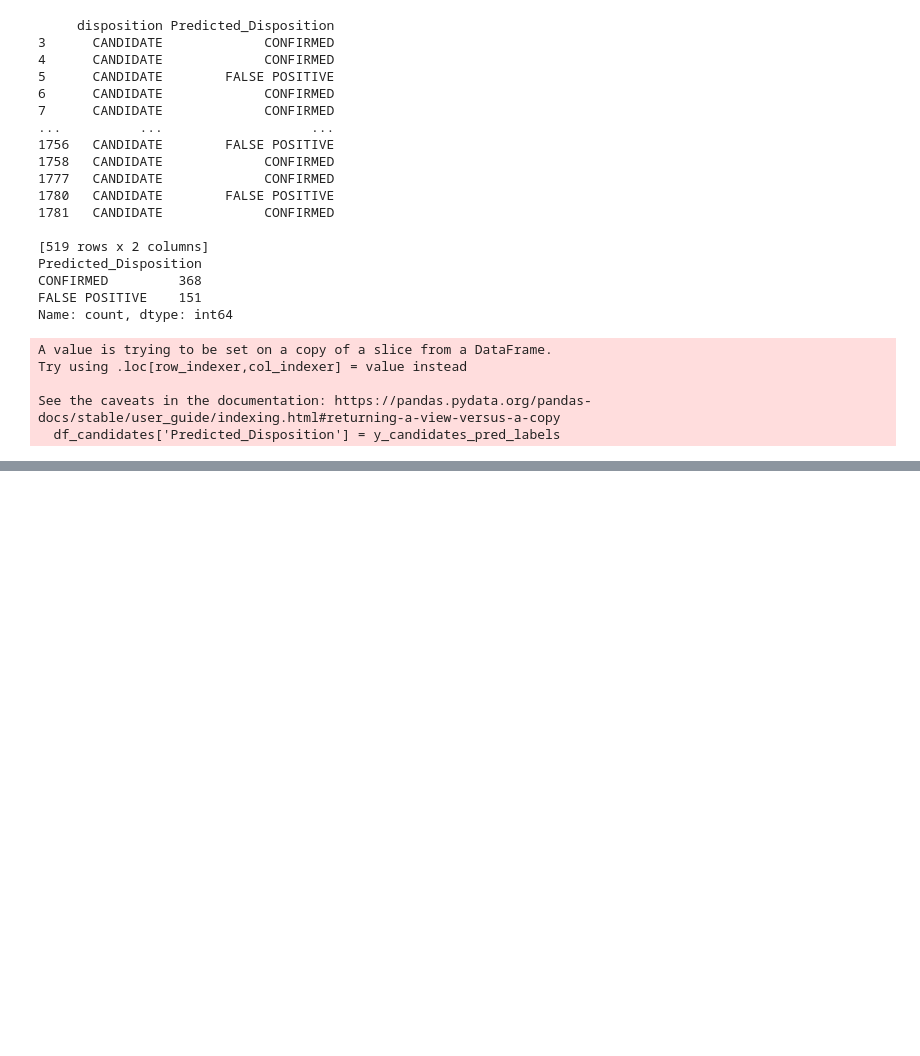
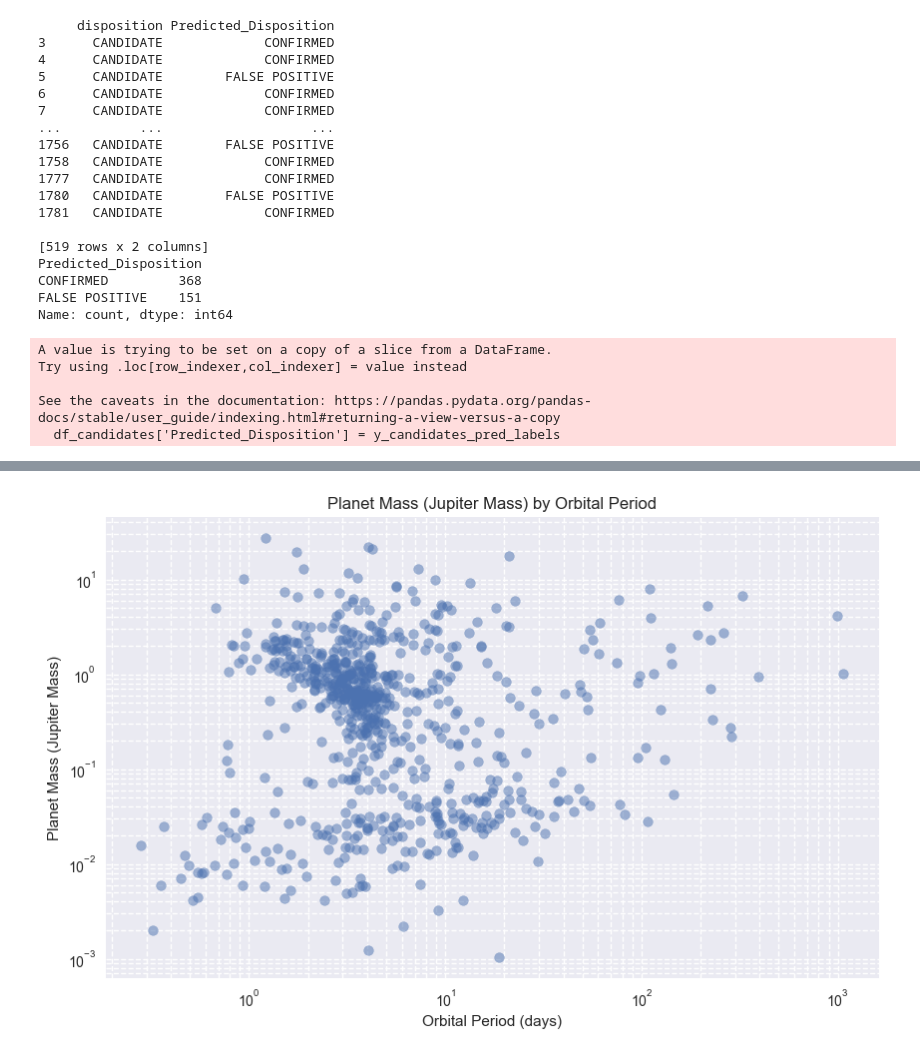
Before and after one commit to albertoseleto/exoplanets-classifier, a Jupyter notebook: thesis.ipynb, the cells around one changed output, grey strips where cells are left out. Drawn from its saved outputs; the diff is of its cells as text; code cells hidden in the pictures; blank space fills up the shorter version.

```diff
--- a/thesis.ipynb
+++ b/thesis.ipynb
@@ -1818,0 +1867,5 @@ Passing `palette` without assigning `hue` is deprecated and will be removed in v
+# %%
+file = 'vot_planets.csv'
+df_vot = pd.read_csv(file)
+
+df_vot
@@ -1819,3 +1886,18 @@ Passing `palette` without assigning `hue` is deprecated and will be removed in v
+# %%
+import matplotlib.pyplot as plt
+
+# Plot pl_massj by pl_orbper
+plt.figure(figsize=(10, 6))
+plt.scatter(df_vot['Orbital Period [days]'], df_vot['Planet Mass [Mjup]'], alpha=0.5)
+plt.title('Planet Mass (Jupiter Mass) by Orbital Period')
+plt.xlabel('Orbital Period (days)')
+plt.ylabel('Planet Mass (Jupiter Mass)')
+plt.xscale('log')
+plt.yscale('log')
+plt.grid(True, which="both", ls="--")
+plt.show()
+# %% [output]
+[figure, added]
 # %%
 import pandas as pd
 from sklearn.model_selection import train_test_split
```
Also changed, not shown: parts of 12 cells of this notebook, 3 other files.
